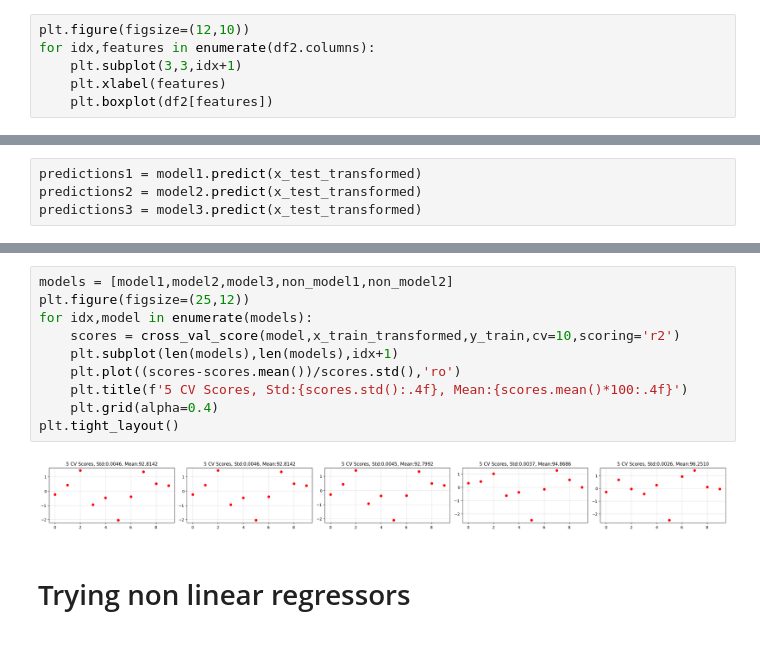
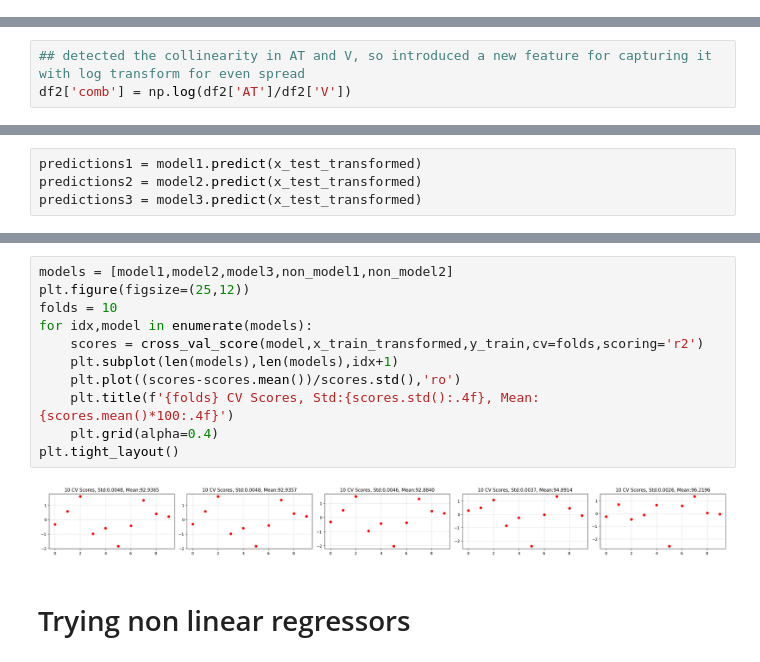
Before and after one commit to HibernatingBunny067/ClassicalMachineLearning-ISL, a Jupyter notebook: energy_pred.ipynb, the cells around one changed output, grey strips where cells are left out. Drawn from its saved outputs; the diff is of its cells as text.

```diff
--- a/energy_pred.ipynb
+++ b/energy_pred.ipynb
@@ -30,9 +23,3 @@ df2.head()
 | 2 | 278.26 | 39.40 | 1012.16 | 92.14 | 488.56 |
 | 3 | 294.01 | 57.32 | 1010.24 | 76.64 | 446.48 |
 | 4 | 283.97 | 37.50 | 1009.23 | 96.62 | 473.90 |
-# %%
-plt.figure(figsize=(12,10))
-for idx,features in enumerate(df2.columns):
-    plt.subplot(3,3,idx+1)
-    plt.xlabel(features)
-    plt.boxplot(df2[features])
@@ -55,3 +49,6 @@ sns.heatmap(df2.corr(),cmap='viridis')
 # %% [markdown]
 ## Correlation Analysis
 - total energy is highly correlated with *Vacuum* and *Ambient Temperature*
+# %%
+## detected the collinearity in AT and V, so introduced a new feature for capturing it with log transform for even spread
+df2['comb'] = np.log(df2['AT']/df2['V'])
@@ -151,15 +154,16 @@ plt.tight_layout()
 # %%
 models = [model1,model2,model3,non_model1,non_model2]
 plt.figure(figsize=(25,12))
+folds = 10
 for idx,model in enumerate(models):
-    scores = cross_val_score(model,x_train_transformed,y_train,cv=10,scoring='r2')
+    scores = cross_val_score(model,x_train_transformed,y_train,cv=folds,scoring='r2')
     plt.subplot(len(models),len(models),idx+1)
     plt.plot((scores-scores.mean())/scores.std(),'ro')
-    plt.title(f'5 CV Scores, Std:{scores.std():.4f}, Mean:{scores.mean()*100:.4f}')
+    plt.title(f'{folds} CV Scores, Std:{scores.std():.4f}, Mean:{scores.mean()*100:.4f}')
     plt.grid(alpha=0.4)
 plt.tight_layout()
 # %% [output]
-[figure, old version]
+[figure, new version]
 # %% [markdown]
 # Trying non linear regressors
 # %%
```
Also changed, not shown: parts of 9 cells of this notebook, 2 other files.
